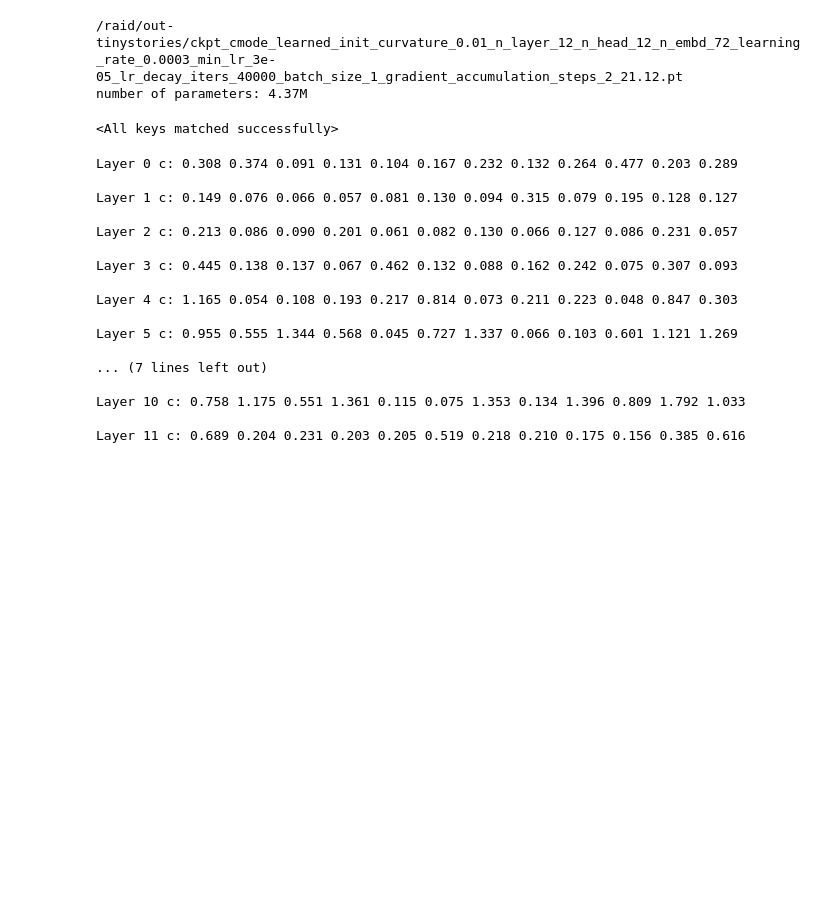
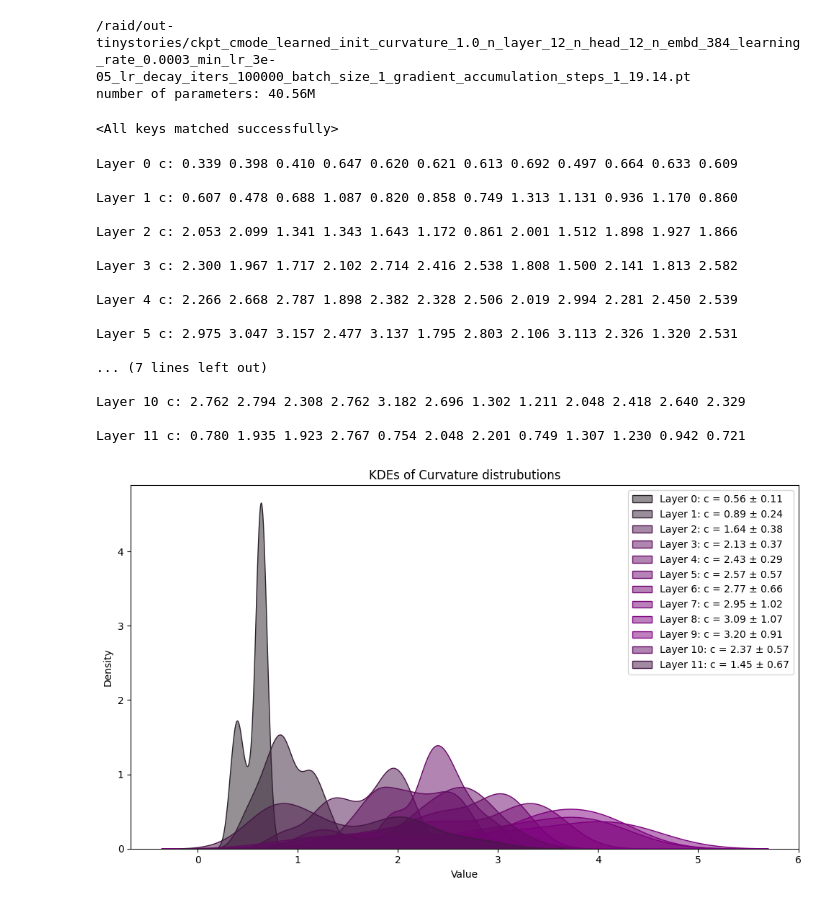
Before and after one commit to Alex2034/nanoGPT, a Jupyter notebook: exp.ipynb, the cells around one changed output. Drawn from its saved outputs; the diff is of its cells as text; code cells hidden in the pictures; blank space fills up the shorter version.

```diff
--- a/exp.ipynb
+++ b/exp.ipynb
@@ -18,5 +25,5 @@ ckpt_dirs
 # %%
-checkpoint_path = ckpt_dirs[-2]
+checkpoint_path = ckpt_dirs[-3]
 print(checkpoint_path)
 # Load the checkpoint
 checkpoint = torch.load(checkpoint_path, map_location='cpu')
@@ -40,34 +47,83 @@ for k in list(state_dict.keys()):
 # Load state dict into the model
 model.load_state_dict(state_dict)
 # %% [output]
-/raid/out-tinystories/ckpt_cmode_learned_init_curvature_0.01_n_layer_12_n_head_12_n_embd_72_learning_rate_0.0003_min_lr_3e-05_lr_decay_iters_40000_batch_size_1_gradient_accumulation_steps_2_21.12.pt
-number of parameters: 4.37M
+/raid/out-tinystories/ckpt_cmode_learned_init_curvature_1.0_n_layer_12_n_head_12_n_embd_384_learning_rate_0.0003_min_lr_3e-05_lr_decay_iters_100000_batch_size_1_gradient_accumulation_steps_1_19.14.pt
+number of parameters: 40.56M
 <All keys matched successfully>
 # %%
 # Iterate through the layers and print the value of the 'c' parameter in hyperbolic mode
+cs = []
 for i, block in enumerate(model.transformer.h):
     # if isinstance(block.attn, CausalSelfAttention) and block.attn.mode == 'hyperbolic':
     print(f"Layer {i} c:", end=' ')
-    [print(f"{w.item():.3f}", end=' ') for w in block.attn.c.flatten()]
+    l = []
+    for w in block.attn.c.flatten():
+        print(f"{w.item():.3f}", end=' ')
+        l.append(w.item())
+    cs.append(l)
     print('\n')
+cs = np.array(cs)
 # %% [output]
-Layer 0 c: 0.308 0.374 0.091 0.131 0.104 0.167 0.232 0.132 0.264 0.477 0.203 0.289
+Layer 0 c: 0.339 0.398 0.410 0.647 0.620 0.621 0.613 0.692 0.497 0.664 0.633 0.609
 
-Layer 1 c: 0.149 0.076 0.066 0.057 0.081 0.130 0.094 0.315 0.079 0.195 0.128 0.127
+Layer 1 c: 0.607 0.478 0.688 1.087 0.820 0.858 0.749 1.313 1.131 0.936 1.170 0.860
 
-Layer 2 c: 0.213 0.086 0.090 0.201 0.061 0.082 0.130 0.066 0.127 0.086 0.231 0.057
+Layer 2 c: 2.053 2.099 1.341 1.343 1.643 1.172 0.861 2.001 1.512 1.898 1.927 1.866
 
-Layer 3 c: 0.445 0.138 0.137 0.067 0.462 0.132 0.088 0.162 0.242 0.075 0.307 0.093
+Layer 3 c: 2.300 1.967 1.717 2.102 2.714 2.416 2.538 1.808 1.500 2.141 1.813 2.582
 
-Layer 4 c: 1.165 0.054 0.108 0.193 0.217 0.814 0.073 0.211 0.223 0.048 0.847 0.303
+Layer 4 c: 2.266 2.668 2.787 1.898 2.382 2.328 2.506 2.019 2.994 2.281 2.450 2.539
 
-Layer 5 c: 0.955 0.555 1.344 0.568 0.045 0.727 1.337 0.066 0.103 0.601 1.121 1.269
+Layer 5 c: 2.975 3.047 3.157 2.477 3.137 1.795 2.803 2.106 3.113 2.326 1.320 2.531
 
 ... (7 lines left out)
 
-Layer 10 c: 0.758 1.175 0.551 1.361 0.115 0.075 1.353 0.134 1.396 0.809 1.792 1.033
+Layer 10 c: 2.762 2.794 2.308 2.762 3.182 2.696 1.302 1.211 2.048 2.418 2.640 2.329
 
-Layer 11 c: 0.689 0.204 0.231 0.203 0.205 0.519 0.218 0.210 0.175 0.156 0.385 0.616
+Layer 11 c: 0.780 1.935 1.923 2.767 0.754 2.048 2.201 0.749 1.307 1.230 0.942 0.721
+# %%
+import numpy as np
+import matplotlib.pyplot as plt
+import seaborn as sns
+
+# Calculate the means of each row in cs
+means = np.array([c.mean() for c in cs])
+
+# Normalize the means to get values between 0 and 1 (for color mapping)
+normalized_means = (means - means.min()) / (means.max() - means.min())
+
+# Generate a dark palette, and assign colors based on the normalized means
+palette = sns.dark_palette("purple", as_cmap=True)  # Using 'purple' as a base color
+
+# Create the plot
+plt.figure(figsize=(10, 6))
+
+# Loop over each row in cs and plot its histogram
+for i, (c, norm_mean) in enumerate(zip(cs, normalized_means)):
+    mean = c.mean()
+    std = c.std()
+
+    # Convert the normalized mean to an actual color from the palette
+    color = palette(norm_mean)
+
+    # Plot the histogram with transparency alpha=0.5 and color depending on the mean
+    # plt.hist(c, bins=10, alpha=0.5, label=f"Layer {i}: c = {mean:.2f} ± {std:.2f}", color=color)
+    sns.kdeplot(c, fill=True, color=color, alpha=0.5, label=f"Layer {i}: c = {mean:.2f} ± {std:.2f}", common_norm=False, bw_adjust=0.7)
+
+
+# Add labels and title
+plt.xlabel('Value')
+plt.ylabel('Density')
+plt.title('KDEs of Curvature distrubutions')
+
+# Add legend
+plt.legend()
+
+# Display the plot
+plt.tight_layout()
+plt.show()
+# %% [output]
+[figure, added]
 # %%
 for i, block in enumerate(model.transformer.h):
     for name, param in block.named_parameters():
```
Also changed, not shown: parts of 6 cells of this notebook.
